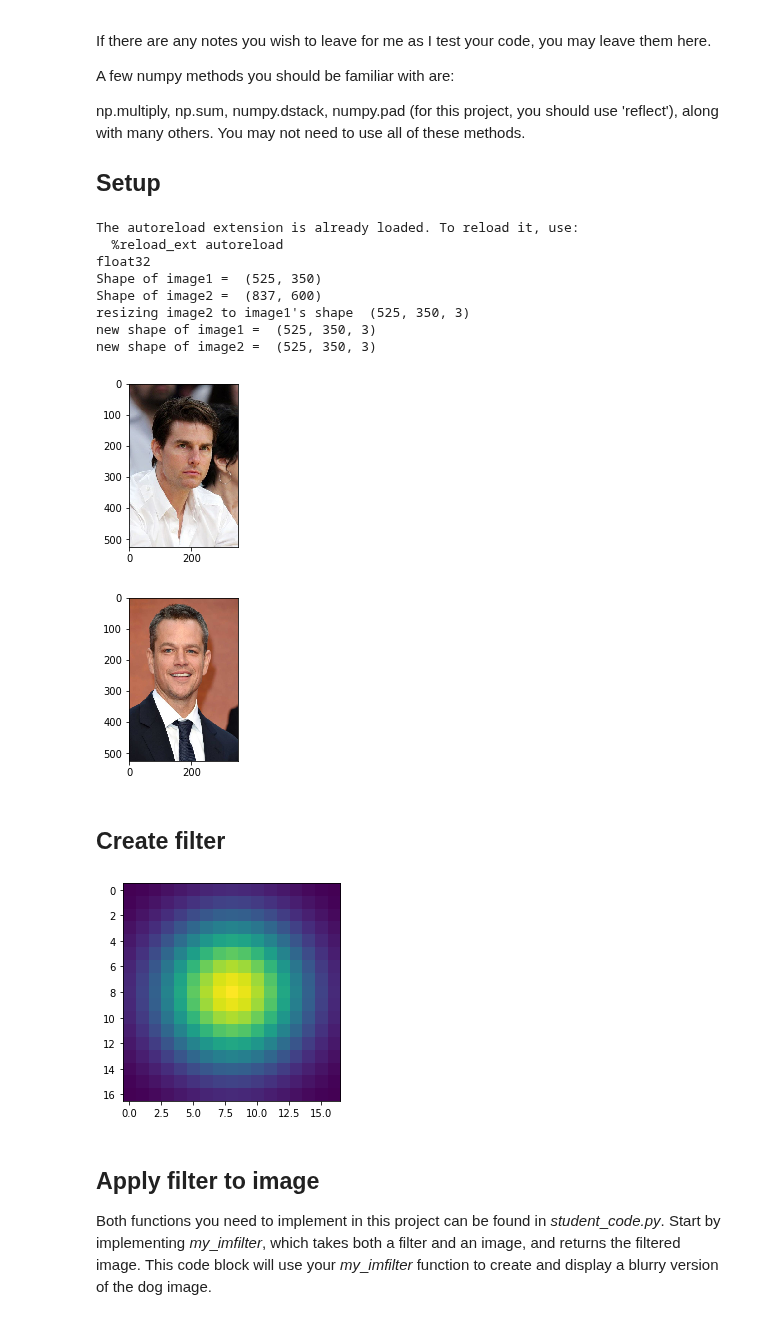
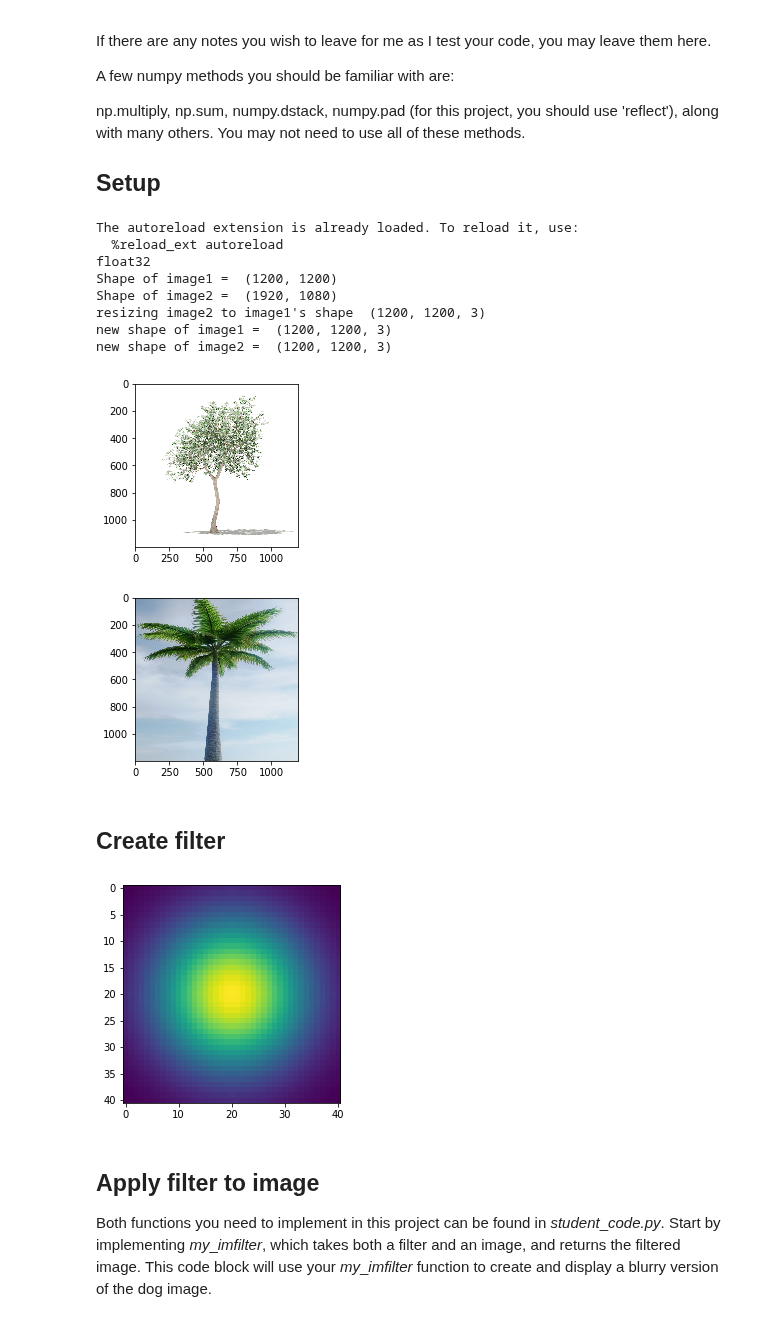
Before and after one commit to Jimut123/rkmveri-labs, a Jupyter notebook: ComputerVision/Projects/cv19_proj1/code/proj1.ipynb, the cells around one changed output. Cells and saved outputs as stored; diff of their text form; code cells hidden in the pictures.

```diff
--- a/ComputerVision/Projects/cv19_proj1/code/proj1.ipynb
+++ b/ComputerVision/Projects/cv19_proj1/code/proj1.ipynb
@@ -29,46 +29,46 @@ from student_code import my_imfilter, create_hybrid_image
 
 # load_image loads image as an RGB image.
 # The resultant array data-type is 'floting point' numpy array
 # elements r
-image1 = load_image('../data/mydata/tomsad.jpg')
-image2 = load_image('../data/mydata/mattd.jpg')
+image1 = load_image('../data/mydata/olive.jpg')
+image2 = load_image('../data/mydata/palm.jpg')
 
 print(image1.dtype)
 
 # Generally there are a few images which doesn't have equal shapes
 print("Shape of image1 = ",image1.shape[0:2])
 print("Shape of image2 = ",image2.shape[0:2])
 
 min_shape = min(image1.shape[0:2],image2.shape[0:2])
 if min_shape == image1.shape[0:2]:
     image2 = cv2.resize(image2, min_shape[::-1])
     print("resizing image2 to image1's shape ",image1.shape)
 elif min_shape == image2.shape[0:2]:
     image1 = cv2.resize(image1, min_shape[::-1])
     print("resizing image1 to image2's shape ",image2.shape)
 else:
     print("Nothing to be resized")
 print("new shape of image1 = ",image1.shape)
 print("new shape of image2 = ",image2.shape)
 
 # display the dog and cat images
 plt.figure(figsize=(3,3)); plt.imshow((image1*255).astype(np.uint8));
 plt.figure(figsize=(3,3)); plt.imshow((image2*255).astype(np.uint8));
 # %% [output]
 The autoreload extension is already loaded. To reload it, use:
   %reload_ext autoreload
 float32
-Shape of image1 =  (525, 350)
-Shape of image2 =  (837, 600)
-resizing image2 to image1's shape  (525, 350, 3)
-new shape of image1 =  (525, 350, 3)
-new shape of image2 =  (525, 350, 3)
+Shape of image1 =  (1200, 1200)
+Shape of image2 =  (1920, 1080)
+resizing image2 to image1's shape  (1200, 1200, 3)
+new shape of image1 =  (1200, 1200, 3)
+new shape of image2 =  (1200, 1200, 3)
-[figure, old version]
+[figure, new version]
-[figure, old version]
+[figure, new version]
 # %% [markdown]
 ## Create filter
 # %%
-cutoff_frequency = 4
+cutoff_frequency = 10
 filter = cv2.getGaussianKernel(ksize=cutoff_frequency*4+1,
                                sigma=cutoff_frequency)
 filter = np.dot(filter, filter.T)
@@ -76,7 +76,7 @@ filter = np.dot(filter, filter.T)
 # let's take a look at the filter!
 plt.figure(figsize=(4,4)); plt.imshow(filter);
 # %% [output]
-[figure, old version]
+[figure, new version]
 # %% [markdown]
 ## Apply filter to image
 Both functions you need to implement in this project can be found in _student_\__code.py_. Start by implementing _my_\__imfilter_, which takes both a filter and an image, and returns the filtered image. This code block will use your _my_\__imfilter_ function to create and display a blurry version of the dog image.
```
Also changed, not shown: parts of 4 cells of this notebook, 18 other files.
